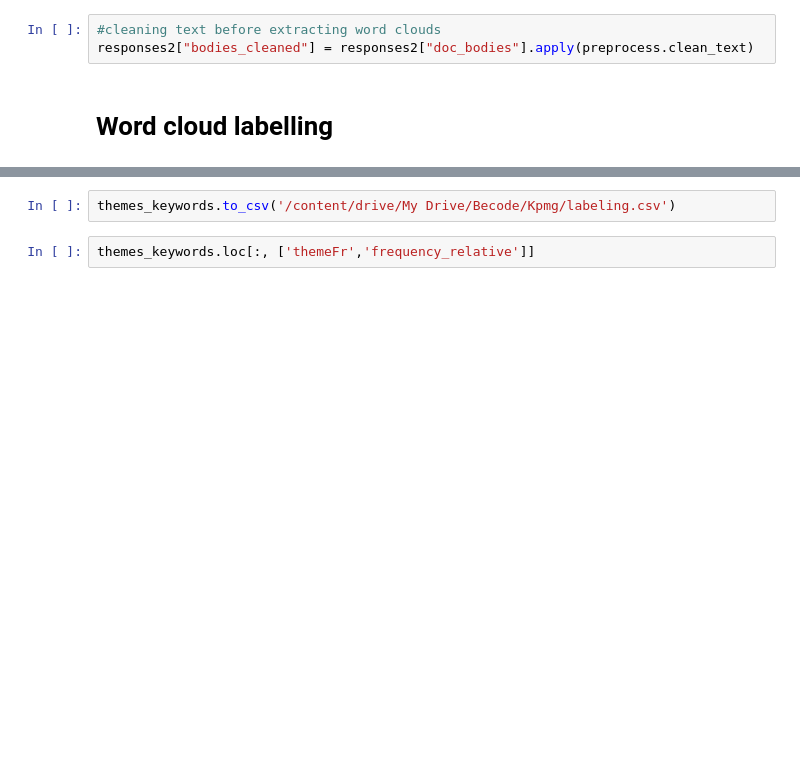
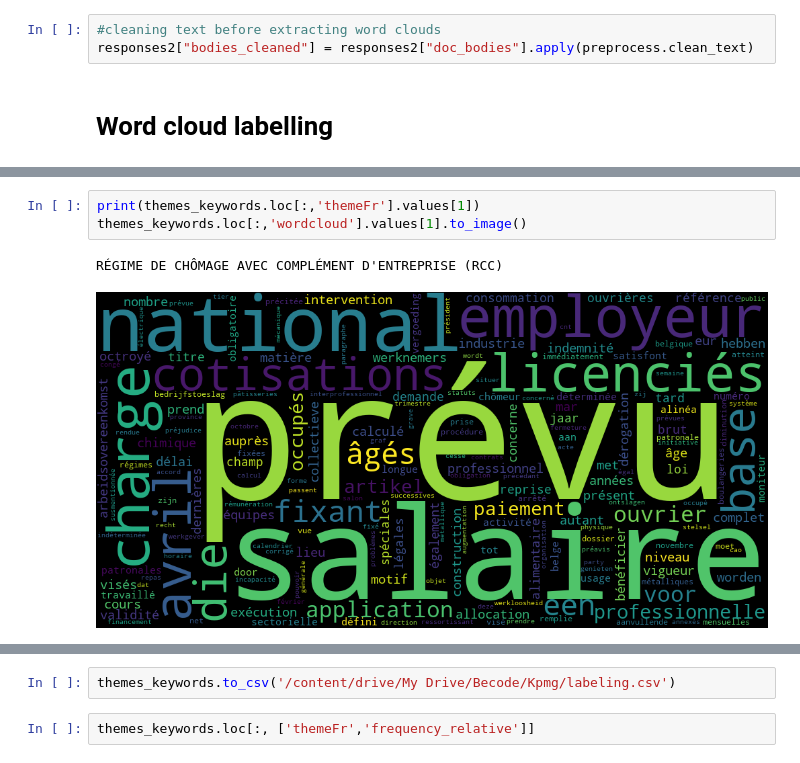
Before and after one commit to naomithiru/KPMG-Usecase, a Jupyter notebook: assets/docs_labeling_fr.ipynb, the cells around one changed output, grey strips where cells are left out. Cells and saved outputs as stored; diff of their text form; blank space fills up the shorter version.

```diff
--- a/assets/docs_labeling_fr.ipynb
+++ b/assets/docs_labeling_fr.ipynb
@@ -521,0 +658,6 @@ for t in themes_fr:
+# %%
+print(themes_keywords.loc[:,'themeFr'].values[1])
+themes_keywords.loc[:,'wordcloud'].values[1].to_image()
+# %% [output]
+RÉGIME DE CHÔMAGE AVEC COMPLÉMENT D'ENTREPRISE (RCC)
+[figure, added]
```
Also changed, not shown: parts of 46 cells of this notebook.
